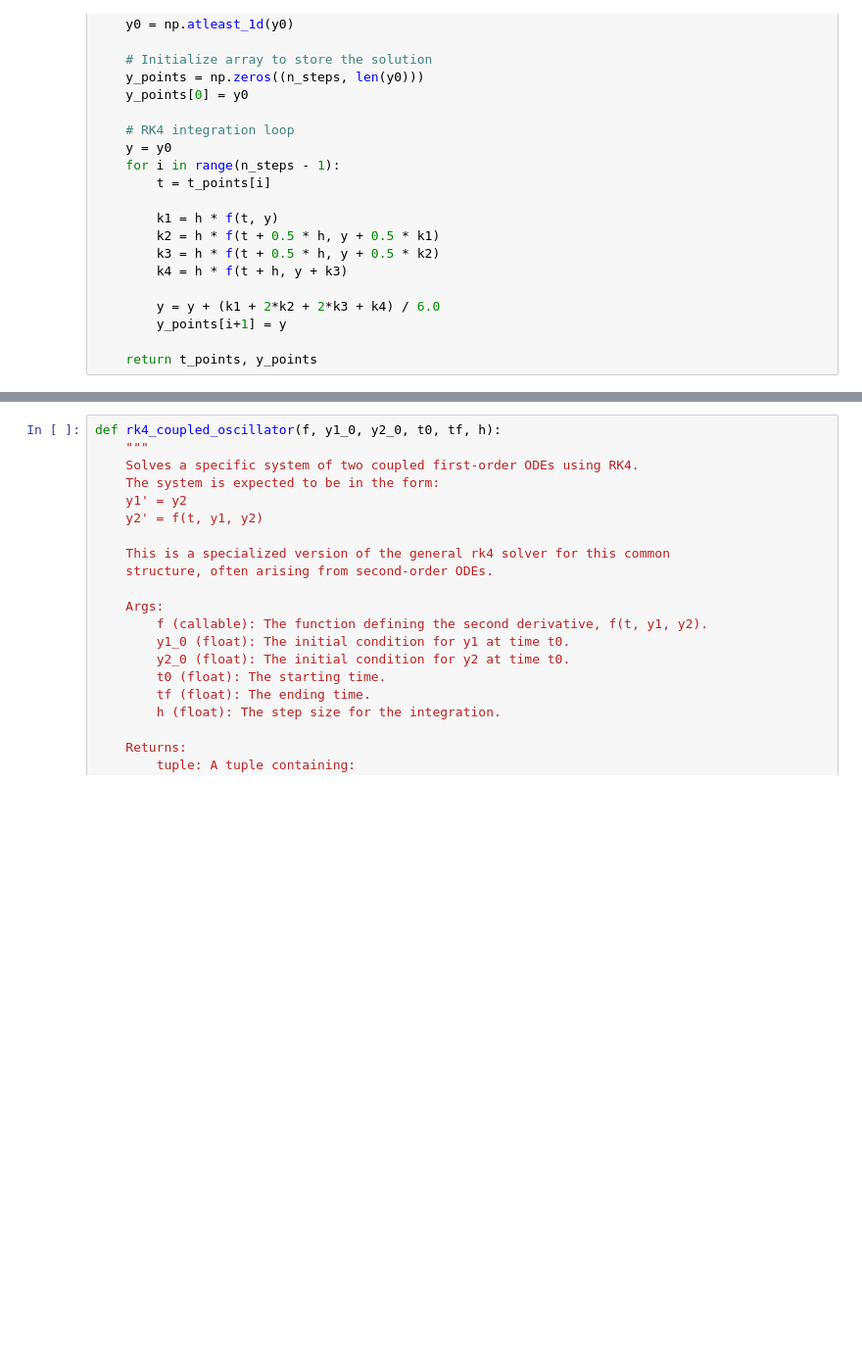
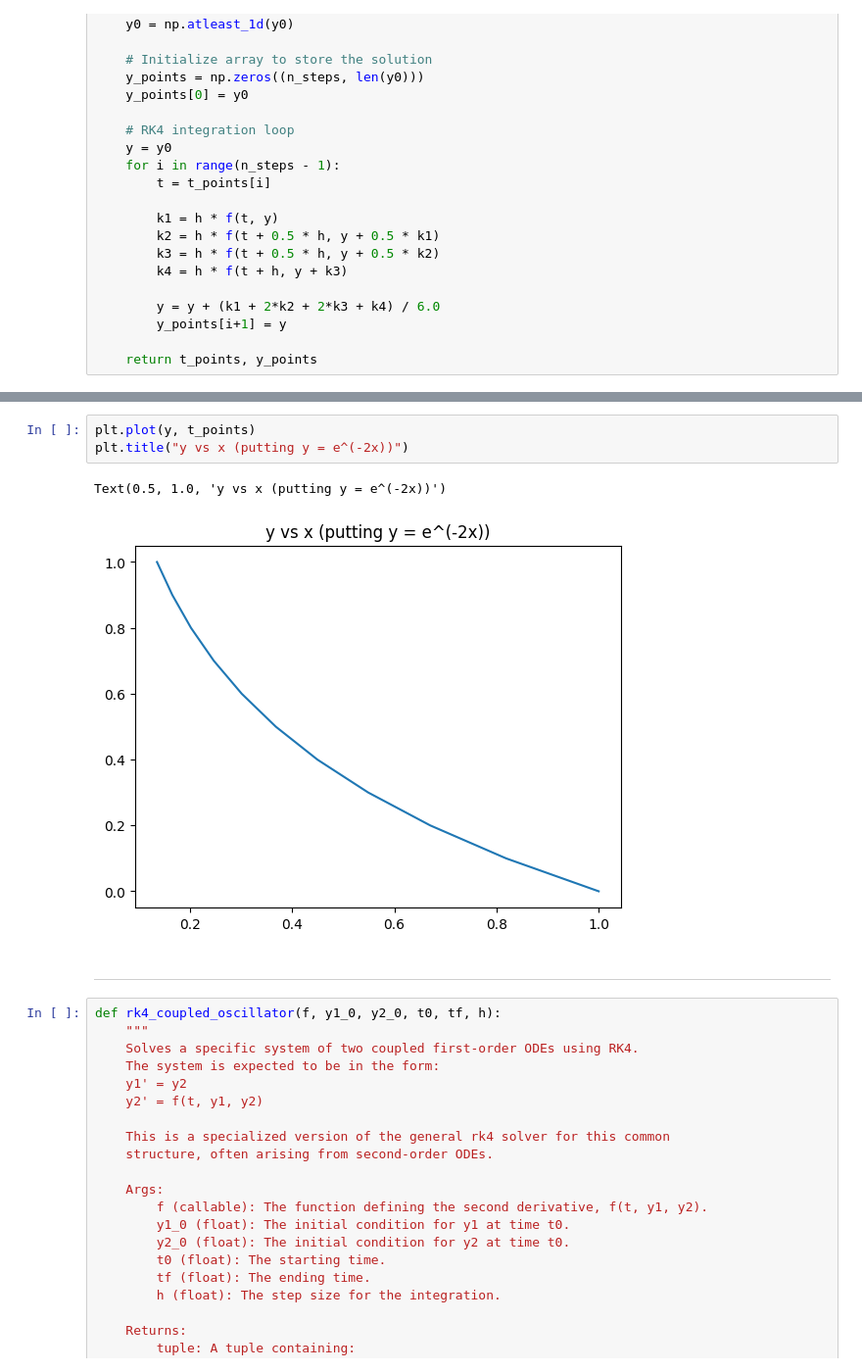
Before and after one commit to Bhar8at/Comphy, a Jupyter notebook: RK4.ipynb, the cells around one changed output, grey strips where cells are left out. Shown at 98% size. Saved outputs shown, nothing was run; the diff lists cells and outputs as text; blank space fills up the shorter version.

```diff
--- a/RK4.ipynb
+++ b/RK4.ipynb
@@ -51,3 +69,11 @@ def rk4(f, y0, t0, tf, h):
+# %%
+plt.plot(y, t_points)
+plt.title("y vs x (putting y = e^(-2x))")
+# %% [output]
+Text(0.5, 1.0, 'y vs x (putting y = e^(-2x))')
+[figure, added]
+# %% [markdown]
+----
 # %%
 def rk4_coupled_oscillator(f, y1_0, y2_0, t0, tf, h):
     """
```
Also changed, not shown: parts of 7 cells of this notebook, 1 other file.
